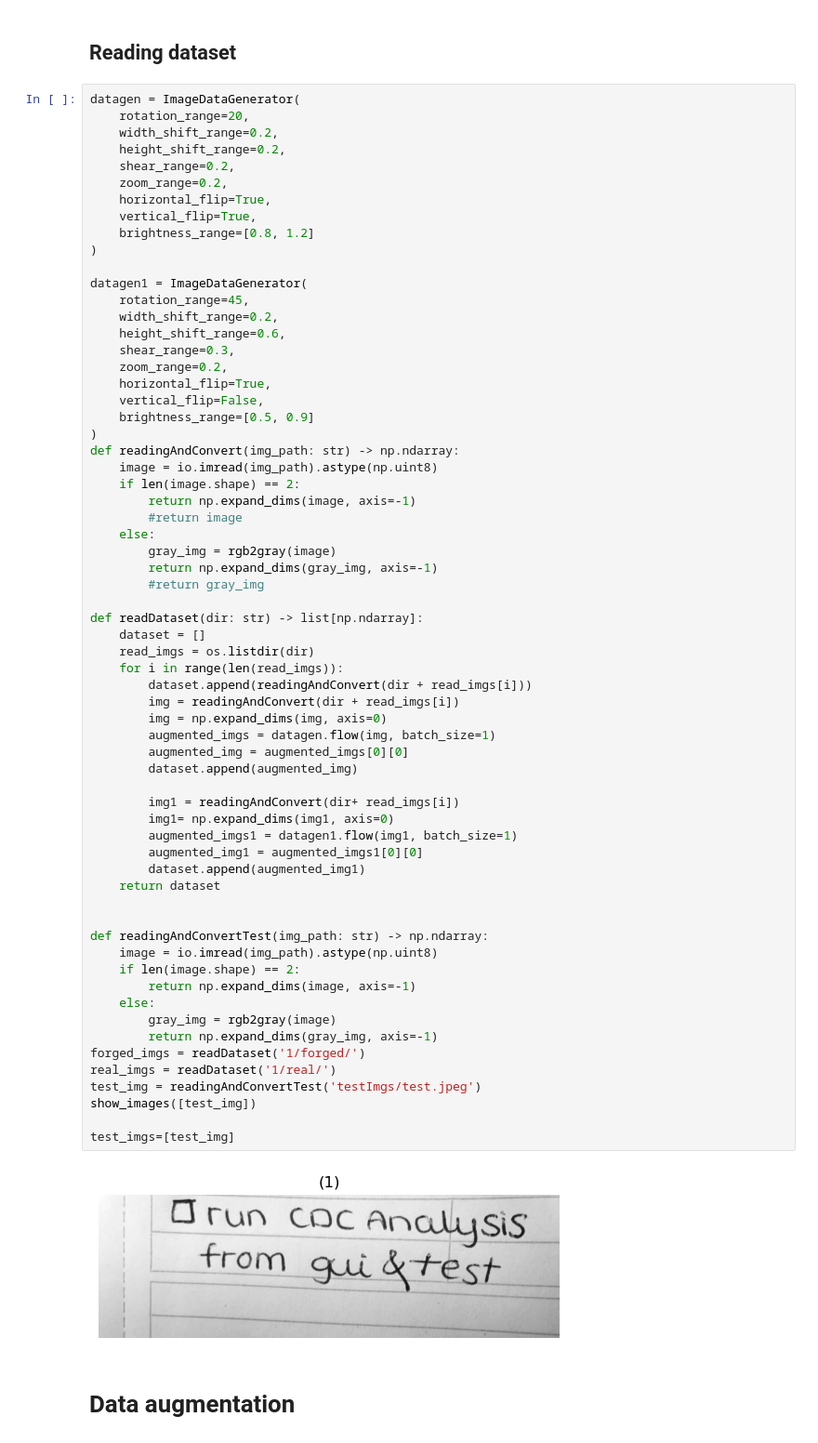
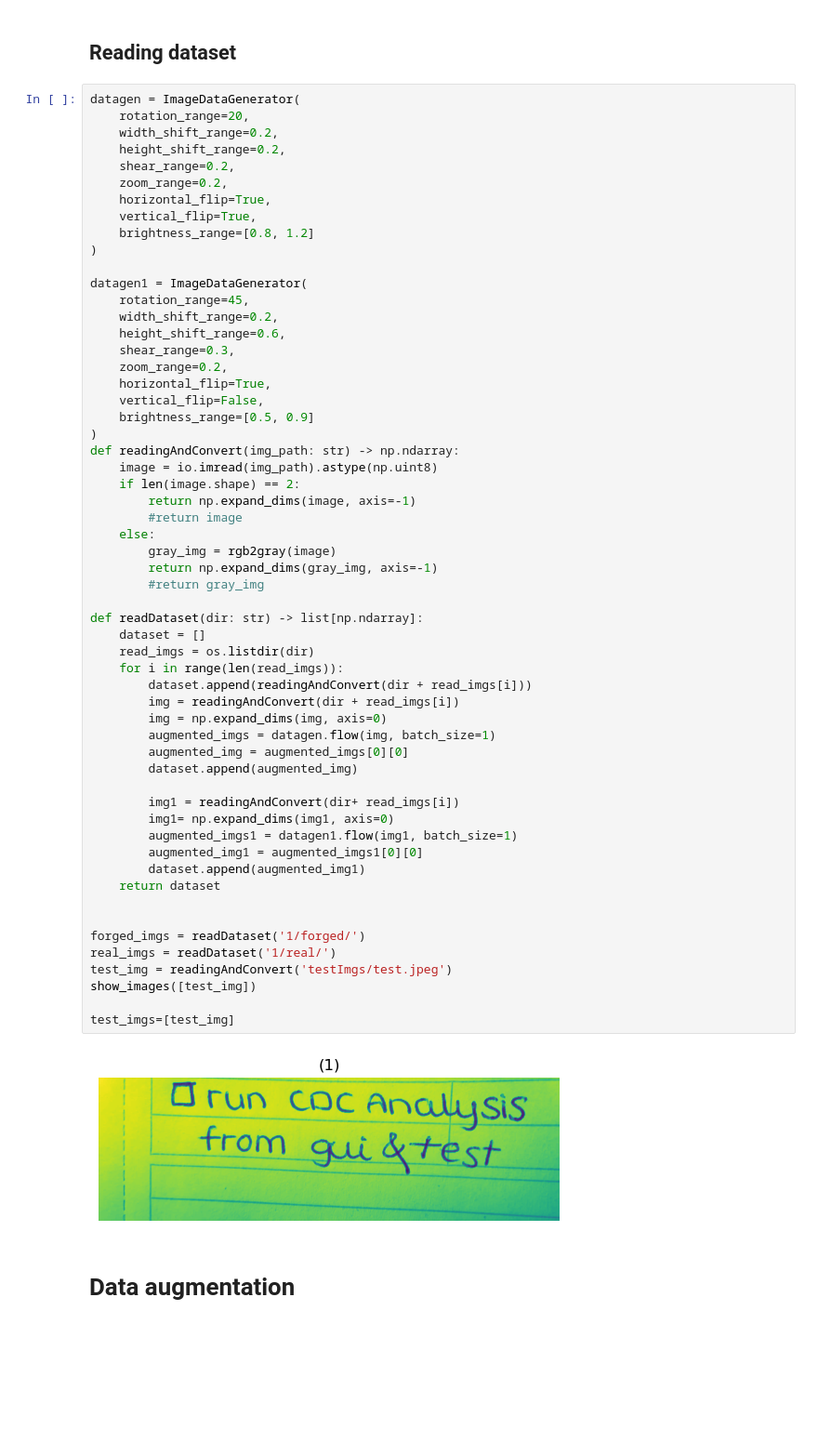
Before and after one commit to yasmin-hashem24/Signarture_verification_Image23, a Jupyter notebook: augmented.ipynb, the cells around one changed output. Shown at 93% size. Saved outputs shown, nothing was run; the diff lists cells and outputs as text; blank space fills up the shorter version.

```diff
--- a/augmented.ipynb
+++ b/augmented.ipynb
@@ -128,42 +128,35 @@ def readingAndConvert(img_path: str) -> np.ndarray:
     else:
         gray_img = rgb2gray(image)
         return np.expand_dims(gray_img, axis=-1)
         #return gray_img
 
 def readDataset(dir: str) -> list[np.ndarray]:
     dataset = []
     read_imgs = os.listdir(dir)
     for i in range(len(read_imgs)):
         dataset.append(readingAndConvert(dir + read_imgs[i]))
         img = readingAndConvert(dir + read_imgs[i])
         img = np.expand_dims(img, axis=0)
         augmented_imgs = datagen.flow(img, batch_size=1)
         augmented_img = augmented_imgs[0][0]
         dataset.append(augmented_img)
 
         img1 = readingAndConvert(dir+ read_imgs[i])
         img1= np.expand_dims(img1, axis=0)
         augmented_imgs1 = datagen1.flow(img1, batch_size=1)
         augmented_img1 = augmented_imgs1[0][0]
         dataset.append(augmented_img1)
     return dataset
 
 
-def readingAndConvertTest(img_path: str) -> np.ndarray:
-    image = io.imread(img_path).astype(np.uint8)
-    if len(image.shape) == 2:
-        return np.expand_dims(image, axis=-1)
-    else:
-        gray_img = rgb2gray(image)
-        return np.expand_dims(gray_img, axis=-1)
 forged_imgs = readDataset('1/forged/')
 real_imgs = readDataset('1/real/')
-test_img = readingAndConvertTest('testImgs/test.jpeg')
+test_img = readingAndConvert('testImgs/test.jpeg')
 show_images([test_img])
 
 test_imgs=[test_img]
 # %% [output]
-[figure, old version]
+[figure, new version]
 # %% [markdown]
 # Data augmentation
 # %%
```
Also changed, not shown: parts of 7 cells of this notebook.
